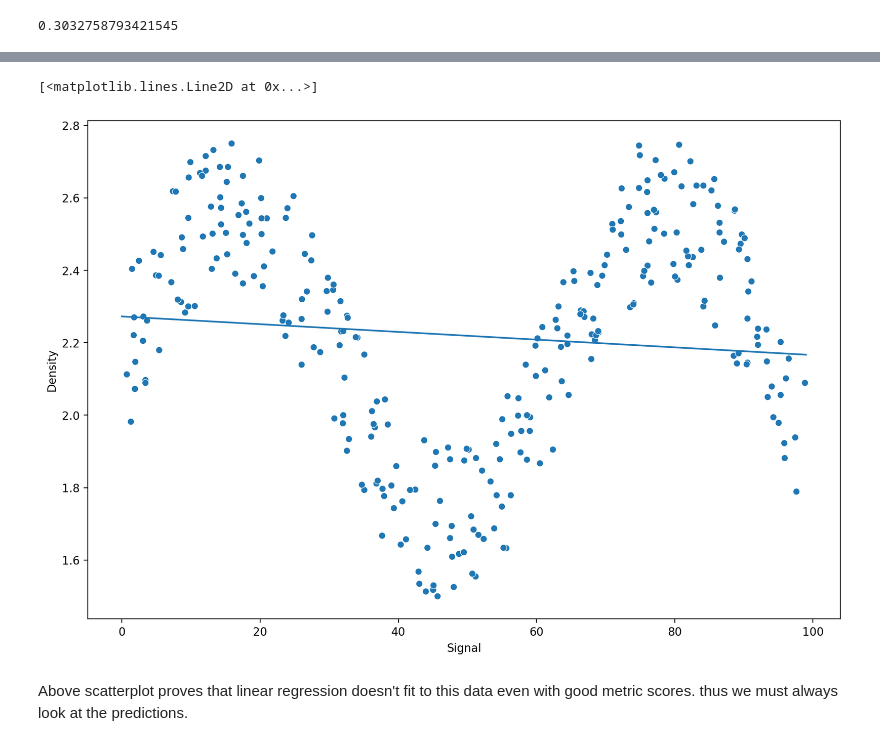
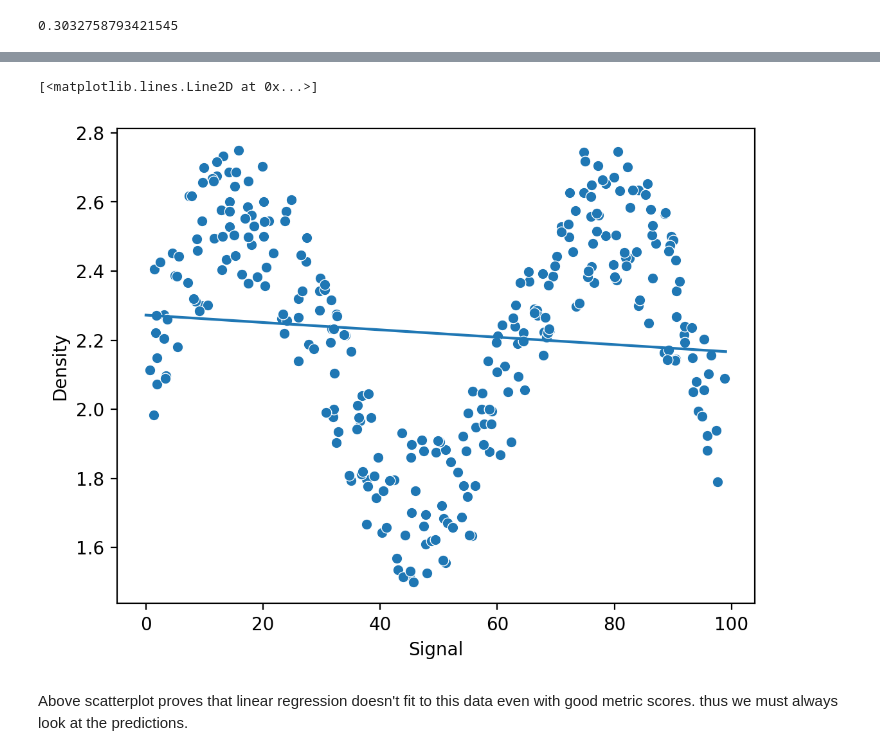
Before and after one commit to AdityaMohite47/Machine_Learning-With-ScikitLearn, a Jupyter notebook: ScikitLearn-Implementations/Random-Forest-3.ipynb, the cells around one changed output, grey strips where cells are left out. Saved outputs shown, nothing was run; the diff lists cells and outputs as text; code cells hidden in the pictures.

```diff
--- a/ScikitLearn-Implementations/Random-Forest-3.ipynb
+++ b/ScikitLearn-Implementations/Random-Forest-3.ipynb
@@ -125,12 +125,12 @@ array([2.27256115, 2.27149475, 2.27042835, 2.26936195, 2.26829555,
        2.17658514, 2.17551874, 2.17445234, 2.17338594, 2.17231954,
        2.17125314, 2.17018674, 2.16912034, 2.16805394, 2.16698754])
 # %%
-plt.figure(figsize=(12,8) , dpi=200)
+plt.figure(dpi=200)
 sns.scatterplot(x='Signal' , y='Density' , data=data)
 plt.plot(np.arange(0 , 100), signal_preds)
 # %% [output]
 [<matplotlib.lines.Line2D at 0x...>]
-[figure, old version]
+[figure, new version]
 # %% [markdown]
 Above scatterplot proves that linear regression doesn't fit to this data even with good metric scores. thus we must always look at the predictions.
 # %%
```
Also changed, not shown: parts of 8 cells of this notebook.
